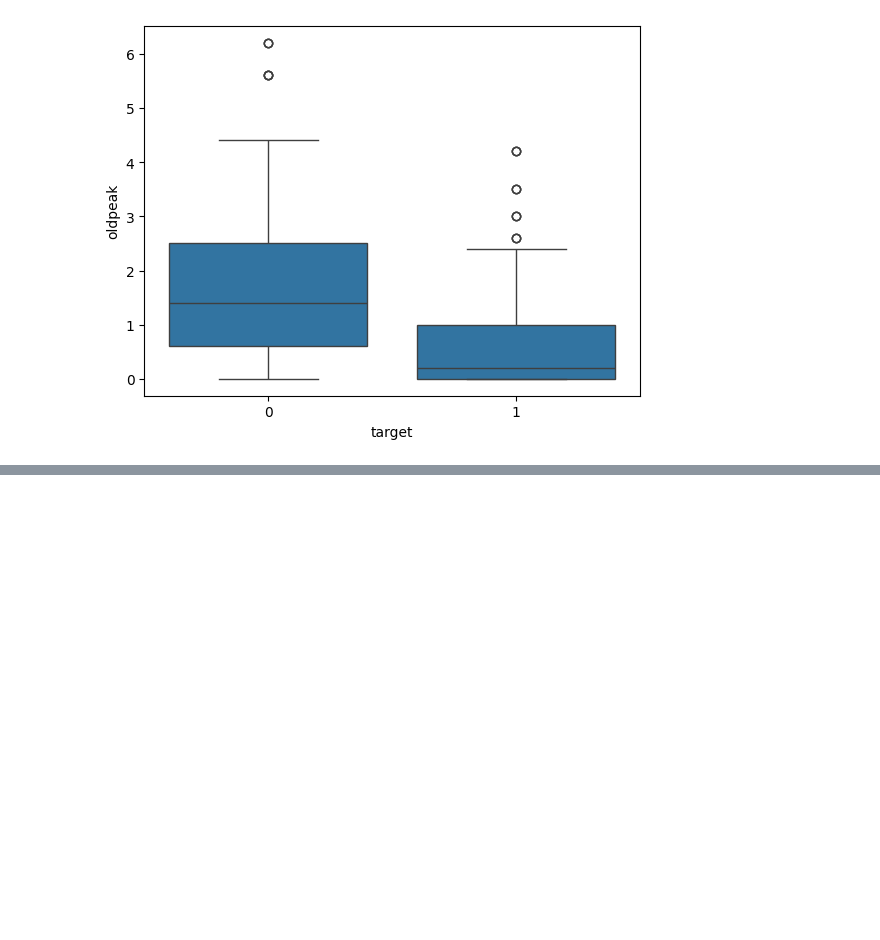
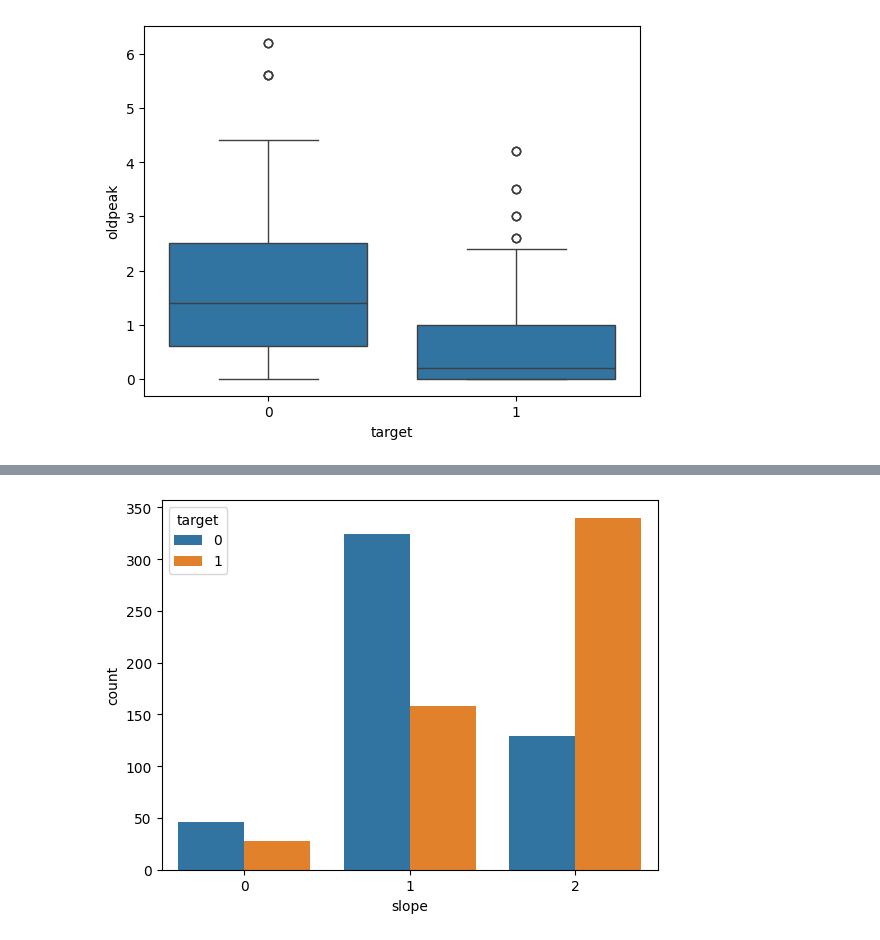
Before and after one commit to Wassiemkahlawi/heart-disease-ml-analysis, a Jupyter notebook: notebooks/01_eda.ipynb, the cells around one changed output, grey strips where cells are left out. Drawn from its saved outputs; the diff is of its cells as text; code cells hidden in the pictures; blank space fills up the shorter version.

Commit message:
Added countplot and learnd more about statistics

```diff
--- a/notebooks/01_eda.ipynb
+++ b/notebooks/01_eda.ipynb
@@ -146,0 +122,5 @@ sns.heatmap(df.corr())
+# %%
+sns.countplot(x="slope", hue="target", data=df)
+plt.show()
+# %% [output]
+[figure, added]
```
Also changed, not shown: parts of 7 cells of this notebook.
